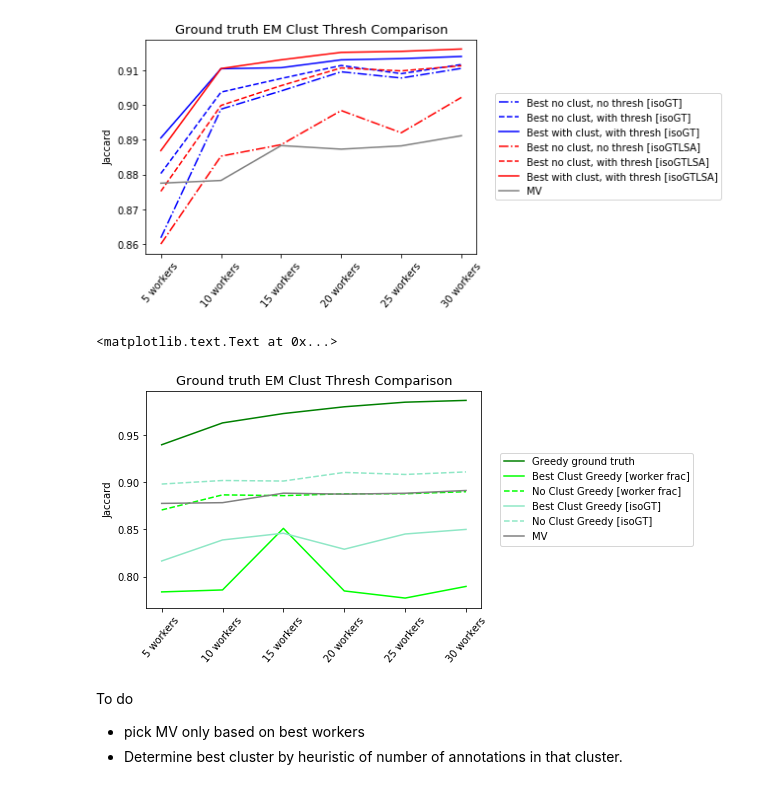
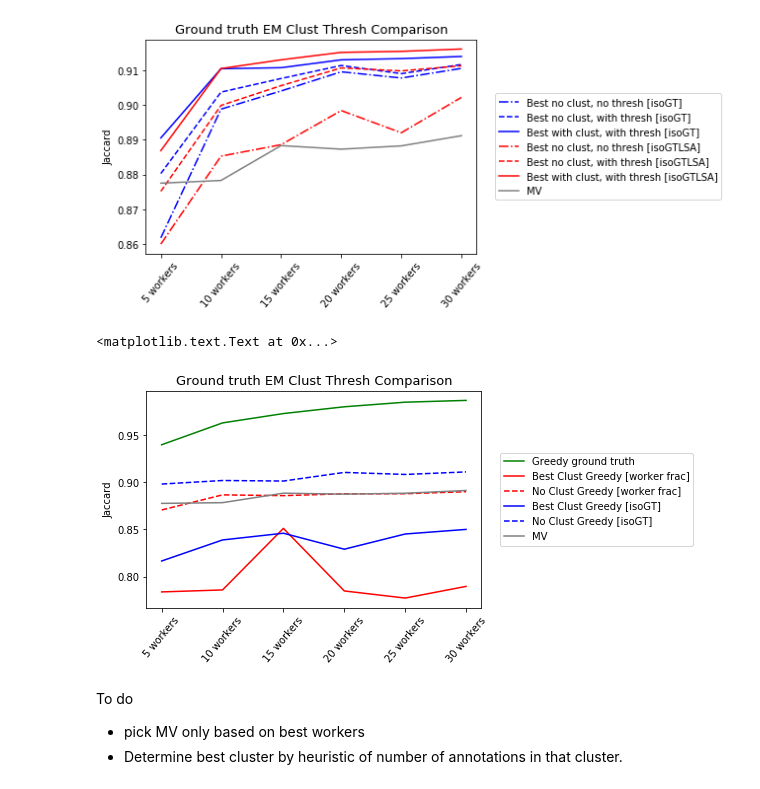
Before and after one commit to cognoscentai/segmentation, a Jupyter notebook: ipynb/PixelBasedGroundTruthExperiment-WithCluster.ipynb, the cells around one changed output. Saved outputs shown, nothing was run; the diff lists cells and outputs as text; code cells hidden in the pictures.

```diff
--- a/ipynb/PixelBasedGroundTruthExperiment-WithCluster.ipynb
+++ b/ipynb/PixelBasedGroundTruthExperiment-WithCluster.ipynb
@@ -20,5 +57,5 @@ or matplotlib.backends is imported for the first time.
 # %%
-df = pd.read_csv("pixel_em/MV_PRJ_table.csv")
+df = pd.read_csv("pixel_em/all_MV_PRJ_table.csv")
 df = df.rename(columns={"MV_precision":"P [MV]",
                        "MV_recall":"R [MV]",
                        "MV_jaccard":"J [MV]"})
@@ -37,8 +74,11 @@ metric_keys=[u'P [MV]',u'R [MV]', u'J [MV]', u'P [GT]', u'R [GT]', u'J [GT]', u'
 #### Extracting important clusters only
 # %%
 metric_J= [u'J [MV]', u'J [GT]', u'J [isoGT]', u'J [GTLSA]', u'J [isoGTLSA]', u'J [basic]']
-df["J [avrg]"]=df[metric_J].mean(axis=1)
-
-filtered_algo_df = df[df["clust"].isin([0,-1])]
-
-best_thres_clust = df.loc[df.groupby(['num_workers','sample_num','objid'])["J [avrg]"].idxmax()]
+# df["J [avrg]"]=df[metric_J].mean(axis=1)
+#best_thres_best_clust_df = df.loc[df.groupby(['num_workers','sample_num','objid'])["J [avrg]"].idxmax()]
+#best_clust_no_thresh_df = df.merge(clust_df) #pick only the clusters that are in the best clusters
+# pick rows based on whether it is in clust_df or not
+keys  = list(best_clust_df.columns)
+i1 = df.set_index(keys).index
+i2 = best_clust_df.set_index(keys).index
+best_clust_no_thresh_df = df[(~i1.isin(i2))|(df.clust==-1)]
@@ -67,7 +85,7 @@ dtype: float64
 # %% [markdown]
 ### Performance as it varies with number of workers
 # %%
-Nworker_performance = best_thres_clust.groupby("num_workers").mean()
+Nworker_performance = best_thres_best_clust_df.groupby("num_workers").mean()
 MVarr = np.array(Nworker_performance["J [MV]"])
 metric_J = [metric for metric in metric_keys if 'J' in metric ]
 #Nworker_performance = Nworker_performance.reindex(['5workers_rand0','10workers_rand0','15workers_rand0','20workers_rand0','25workers_rand0','30workers_rand0'])
@@ -92,0 +110,13 @@ MV_best_clust_thresh= [0.8775262966952535, 0.87830363026608171, 0.88833647762838
+# %%
+Nworker_performance = best_clust_no_thresh_df.groupby("num_workers").mean()
+MVarr = np.array(Nworker_performance["J [MV]"])
+metric_J = [metric for metric in metric_keys if 'J' in metric ]
+#Nworker_performance = Nworker_performance.reindex(['5workers_rand0','10workers_rand0','15workers_rand0','20workers_rand0','25workers_rand0','30workers_rand0'])
+for algo in metric_J:
+    if '[GTLSA]' not in algo:#exclude *GTLSA for now
+        plt.plot(np.array(Nworker_performance[algo]),label=algo)
+plt.legend(bbox_to_anchor=(1.04,0.5),loc="center left")
+plt.ylabel("Jaccard")
+plt.xticks(rotation=50)
+a = gca().set_xticklabels([0,'5 workers','10 workers','15 workers','20 workers','25 workers','30 workers'])
+plt.title("Ground truth EM [best clust & no thresh]",fontsize=13)
@@ -228,26 +279,26 @@ plt.title("Ground truth EM Clust Thresh Comparison",fontsize=13)
 # %%
 algoDict=[{"val":greedy_ground_truth,"name":'Greedy ground truth','color':"green",'linestyle':"-"},
     #neon green
-    {"val":greedy_worker_frac_best_clust,"name":'Best Clust Greedy [worker frac]','color':"#00FF00",'linestyle':"-"},
-    {"val":greedy_worker_frac_no_clust,"name":'No Clust Greedy [worker frac]','color':"#00FF00",'linestyle':"--"},
+    {"val":greedy_worker_frac_best_clust,"name":'Best Clust Greedy [worker frac]','color':"red",'linestyle':"-"},
+    {"val":greedy_worker_frac_no_clust,"name":'No Clust Greedy [worker frac]','color':"red",'linestyle':"--"},
 
-    {"val":greedy_isoGT_best_clust,"name":'Best Clust Greedy [isoGT]','color':"#8FE7C6",'linestyle':"-"},
-    {"val":greedy_isoGT_no_clust,"name":'No Clust Greedy [isoGT]','color':"#8FE7C6",'linestyle':"--"},
+    {"val":greedy_isoGT_best_clust,"name":'Best Clust Greedy [isoGT]','color':"blue",'linestyle':"-"},
+    {"val":greedy_isoGT_no_clust,"name":'No Clust Greedy [isoGT]','color':"blue",'linestyle':"--"},
 
     {"val":MV,"name":'MV','color':"gray",'linestyle':"-"},
 ]
 metric_J = [metric for metric in metric_keys if 'J' in metric ]
 #Nworker_performance = Nworker_performance.reindex(['5workers_rand0','10workers_rand0','15workers_rand0','20workers_rand0','25workers_rand0','30workers_rand0'])
 for algo in algoDict:
     plt.plot(algo["val"],label=algo["name"],color=algo["color"],linestyle=algo["linestyle"])
 plt.legend(bbox_to_anchor=(1.04,0.5),loc="center left")
 plt.ylabel("Jaccard")
 plt.xticks(rotation=50)
 a = gca().set_xticklabels([0,'5 workers','10 workers','15 workers','20 workers','25 workers','30 workers'])
 plt.title("Ground truth EM Clust Thresh Comparison",fontsize=13)
 # %% [output]
 <matplotlib.text.Text at 0x...>
-[figure, old version]
+[figure, new version]
 # %% [markdown]
 To do
 - pick MV only based on best workers
```
Also changed, not shown: parts of 14 cells of this notebook, 3 other files.
